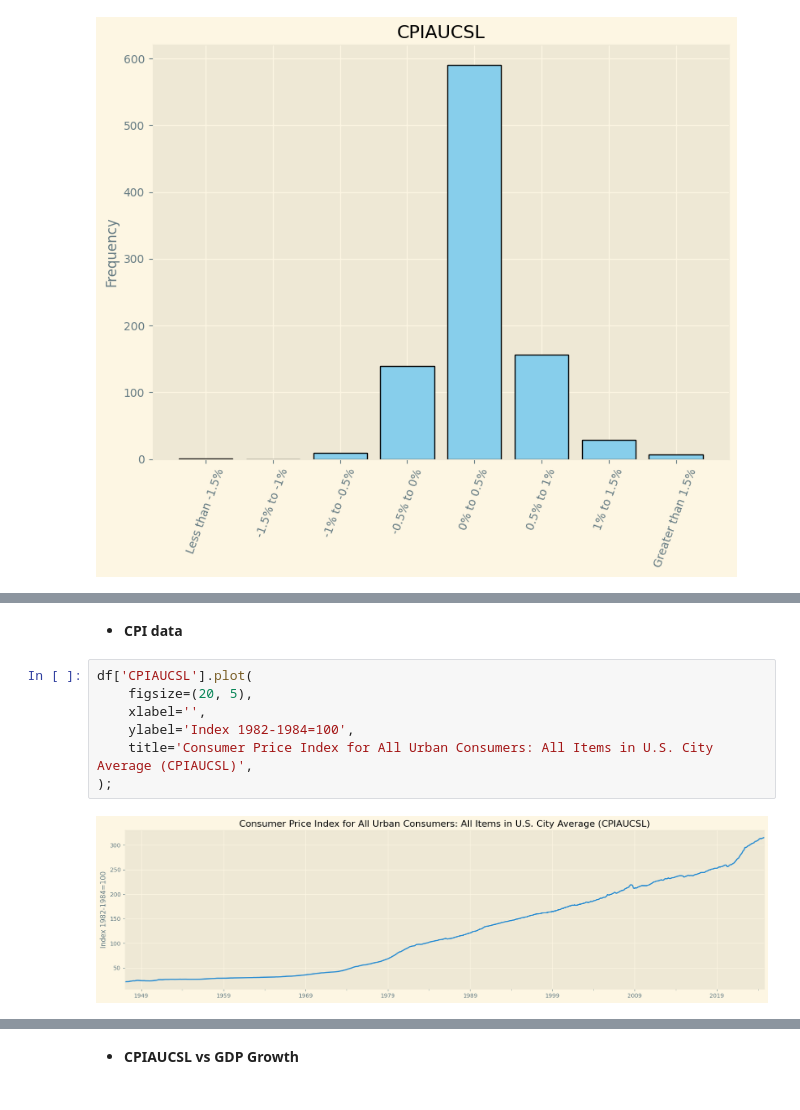
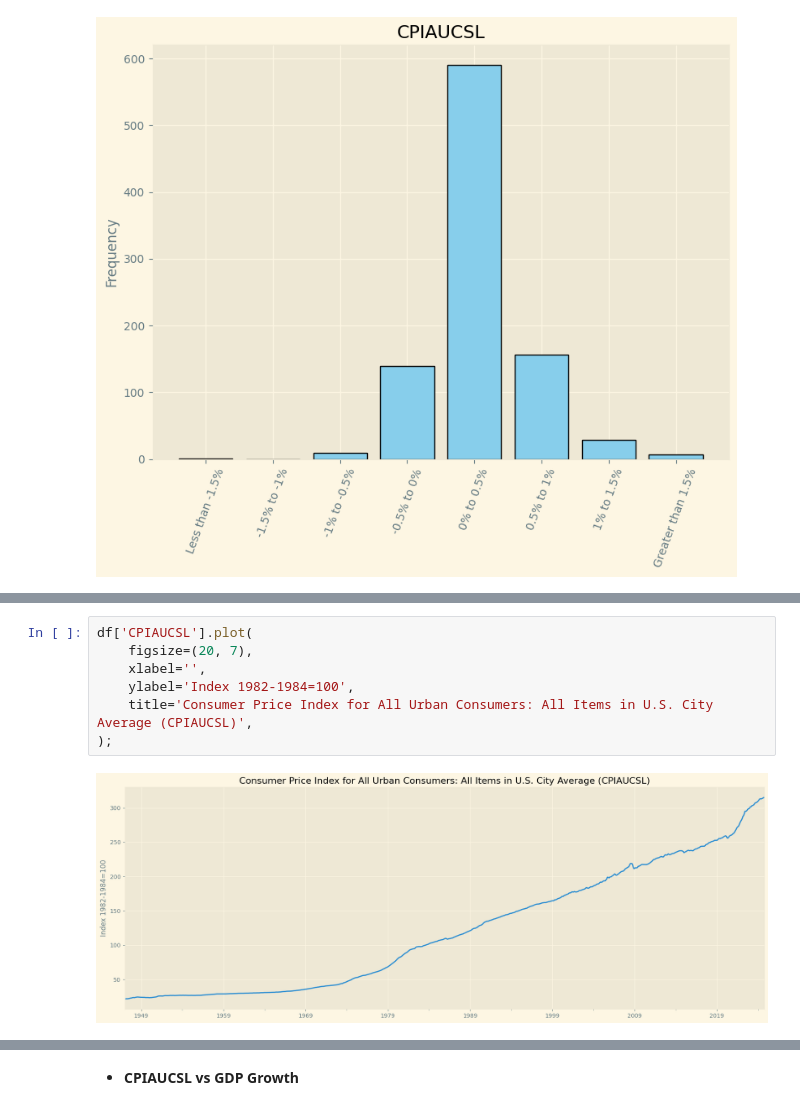
Before and after one commit to mod7ex/macro, a Jupyter notebook: Endogenous/CPIAUCSL.ipynb, the cells around one changed output, grey strips where cells are left out. Cells and saved outputs as stored; diff of their text form.

```diff
--- a/Endogenous/CPIAUCSL.ipynb
+++ b/Endogenous/CPIAUCSL.ipynb
@@ -226,11 +254,9 @@ plt.legend(['pct change', 'Mean']);
-# %% [markdown]
-- **CPI data**
 # %%
 df['CPIAUCSL'].plot(
-    figsize=(20, 5),
+    figsize=(20, 7),
     xlabel='',
     ylabel='Index 1982-1984=100',
     title='Consumer Price Index for All Urban Consumers: All Items in U.S. City Average (CPIAUCSL)',
 );
 # %% [output]
-[figure, old version]
+[figure, new version]
```
Also changed, not shown: parts of 13 cells of this notebook, 4 other files.
